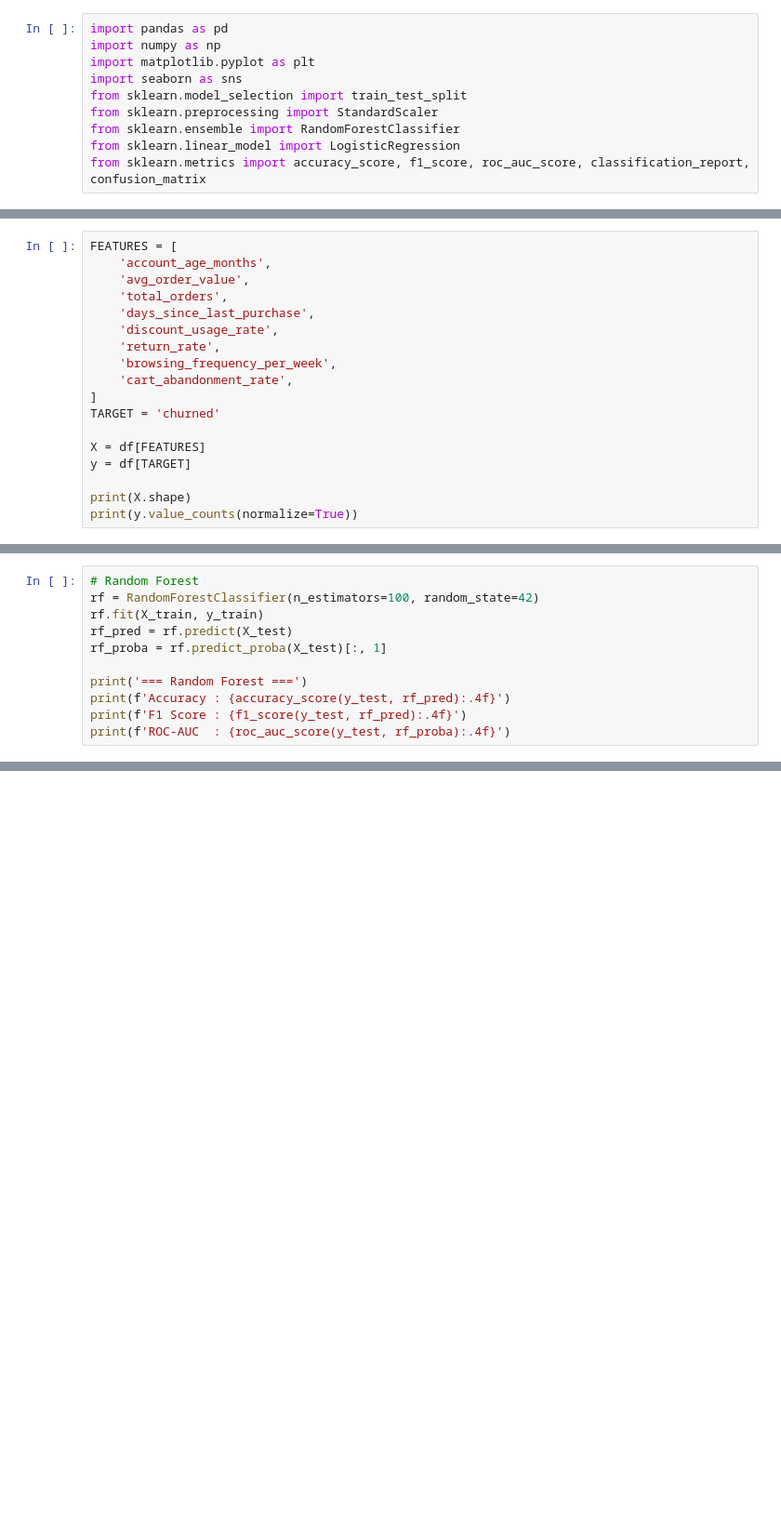
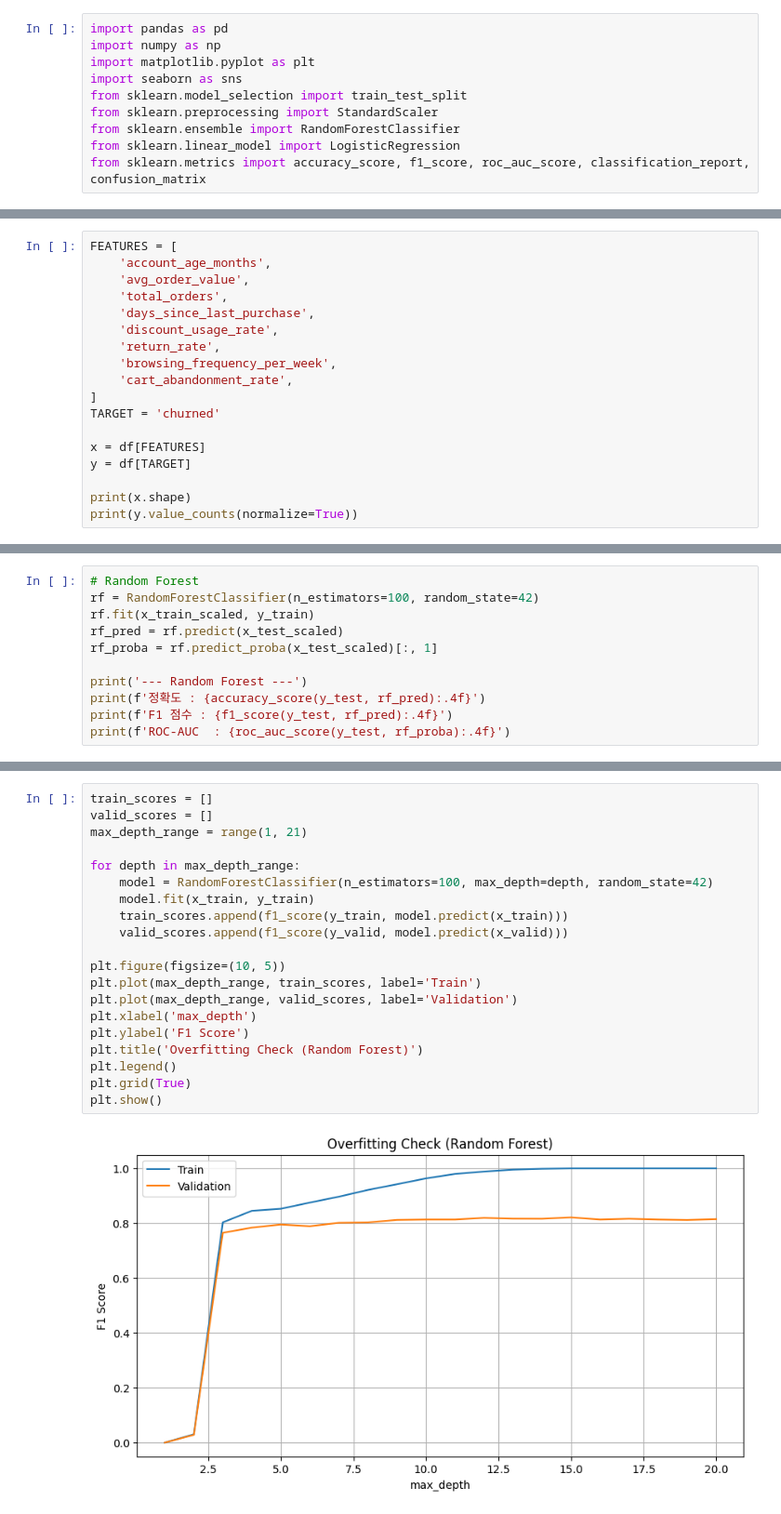
Before and after one commit to simGPT/sw-mlops, a Jupyter notebook: services/model-api/notebooks/churn.ipynb, the cells around one changed output, grey strips where cells are left out. Shown at 93% size. Cells and saved outputs as stored; diff of their text form; blank space fills up the shorter version.

```diff
--- a/services/model-api/notebooks/churn.ipynb
+++ b/services/model-api/notebooks/churn.ipynb
@@ -31,8 +57,8 @@ FEATURES = [
 ]
 TARGET = 'churned'
 
-X = df[FEATURES]
+x = df[FEATURES]
 y = df[TARGET]
 
-print(X.shape)
+print(x.shape)
 print(y.value_counts(normalize=True))
@@ -71,11 +121,11 @@ print(f'ROC-AUC  : {roc_auc_score(y_test, lr_proba):.4f}')
 # %%
 # Random Forest
 rf = RandomForestClassifier(n_estimators=100, random_state=42)
-rf.fit(X_train, y_train)
-rf_pred = rf.predict(X_test)
-rf_proba = rf.predict_proba(X_test)[:, 1]
+rf.fit(x_train_scaled, y_train)
+rf_pred = rf.predict(x_test_scaled)
+rf_proba = rf.predict_proba(x_test_scaled)[:, 1]
 
-print('=== Random Forest ===')
-print(f'Accuracy : {accuracy_score(y_test, rf_pred):.4f}')
-print(f'F1 Score : {f1_score(y_test, rf_pred):.4f}')
+print('--- Random Forest ---')
+print(f'정확도 : {accuracy_score(y_test, rf_pred):.4f}')
+print(f'F1 점수 : {f1_score(y_test, rf_pred):.4f}')
 print(f'ROC-AUC  : {roc_auc_score(y_test, rf_proba):.4f}')
@@ -81,0 +137,22 @@ print(f'ROC-AUC  : {roc_auc_score(y_test, rf_proba):.4f}')
+# %%
+train_scores = []
+valid_scores = []
+max_depth_range = range(1, 21)
+
+for depth in max_depth_range:
+    model = RandomForestClassifier(n_estimators=100, max_depth=depth, random_state=42)
+    model.fit(x_train, y_train)
+    train_scores.append(f1_score(y_train, model.predict(x_train)))
+    valid_scores.append(f1_score(y_valid, model.predict(x_valid)))
+
+plt.figure(figsize=(10, 5))
+plt.plot(max_depth_range, train_scores, label='Train')
+plt.plot(max_depth_range, valid_scores, label='Validation')
+plt.xlabel('max_depth')
+plt.ylabel('F1 Score')
+plt.title('Overfitting Check (Random Forest)')
+plt.legend()
+plt.grid(True)
+plt.show()
+# %% [output]
+[figure, added]
```
Also changed, not shown: parts of 10 cells of this notebook.
